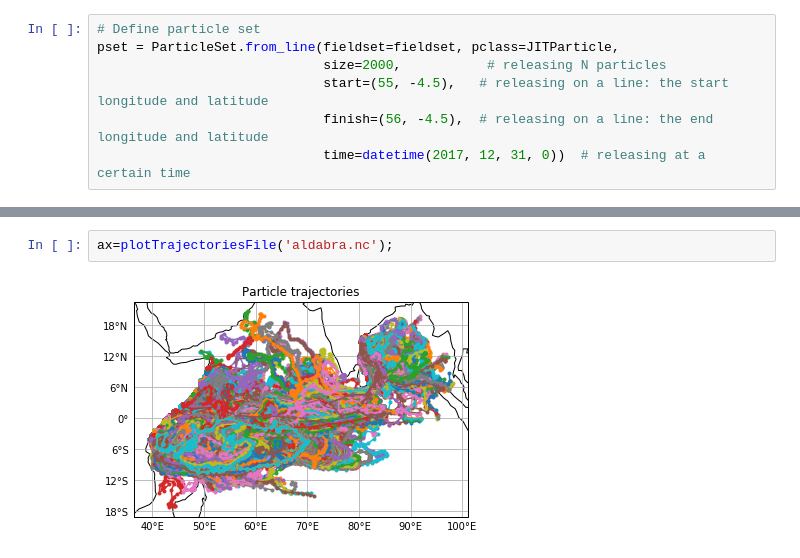
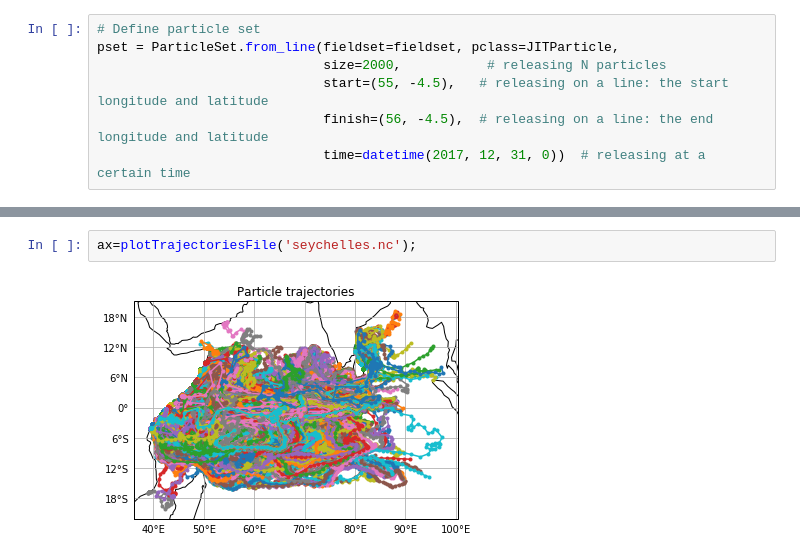
Before and after one commit to gmacgilchrist/parcels, a Jupyter notebook: parcels_seychelles/parcels_seychelles_run.ipynb, the cells around one changed output, grey strips where cells are left out. Drawn from its saved outputs; the diff is of its cells as text.

```diff
--- a/parcels_seychelles/parcels_seychelles_run.ipynb
+++ b/parcels_seychelles/parcels_seychelles_run.ipynb
@@ -45,4 +45,4 @@ pset.show(domain=[18, -30, 130, 30],
 # %%
-ax=plotTrajectoriesFile('aldabra.nc');
+ax=plotTrajectoriesFile('seychelles.nc');
 # %% [output]
-[figure, old version]
+[figure, new version]
```
Also changed, not shown: parts of 2 cells of this notebook, 1 other file.
